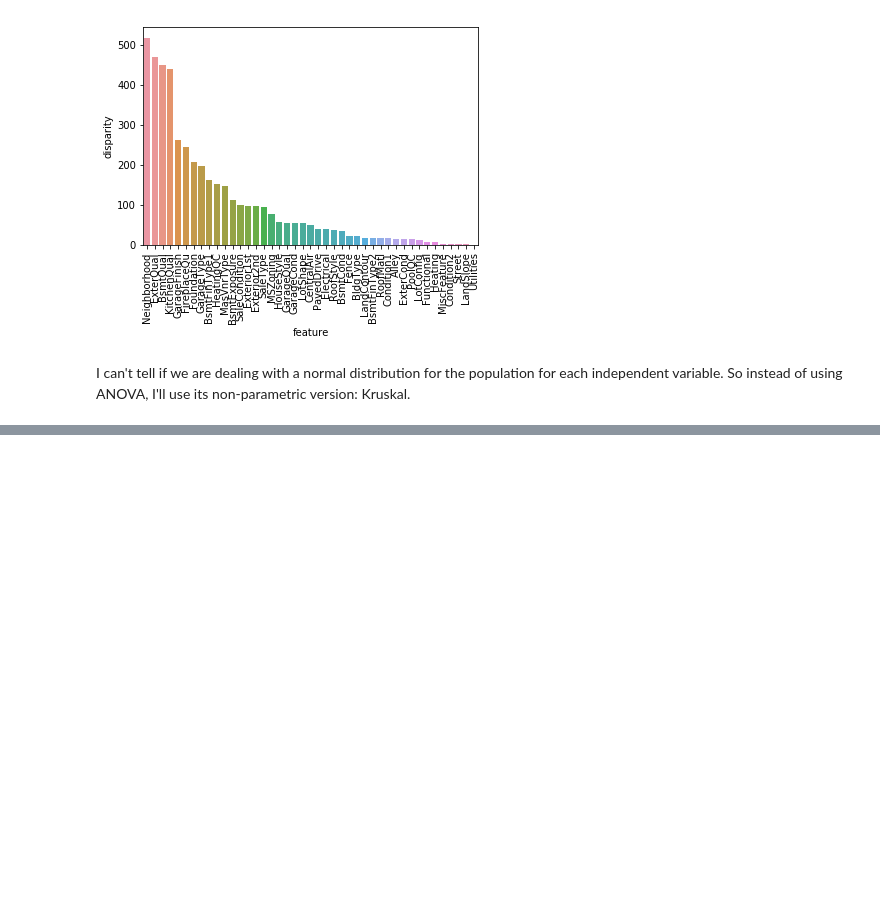
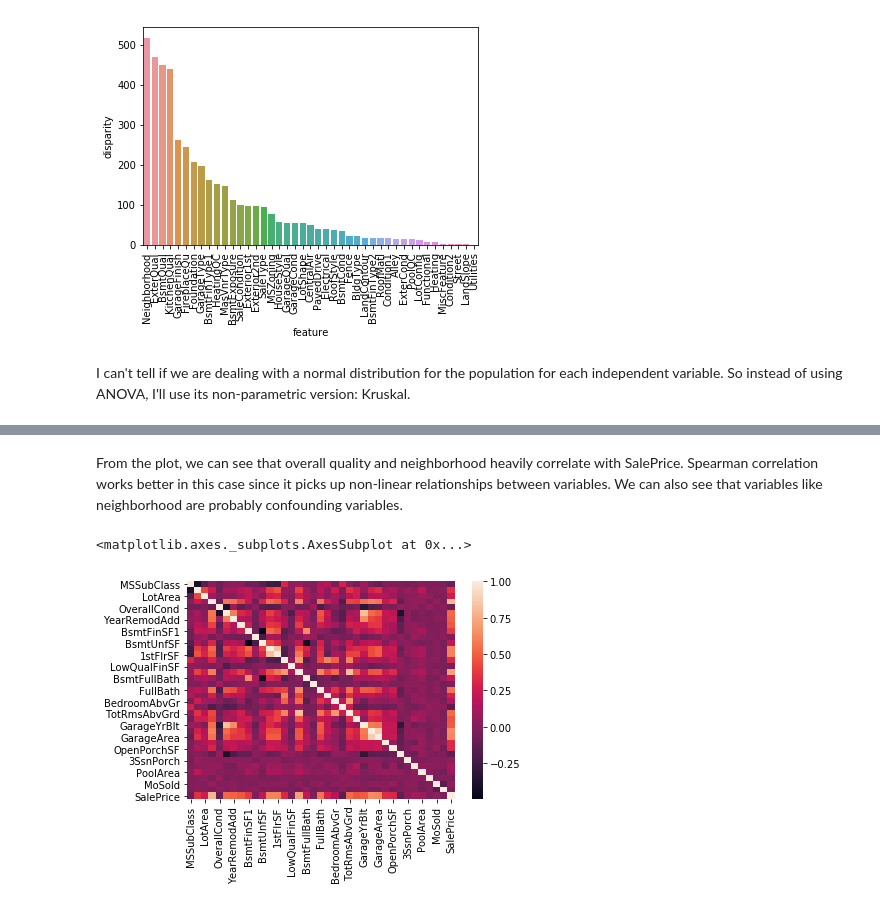
Before and after one commit to ronaldgao1234/House_Prices, a Jupyter notebook: EDA.ipynb, the cells around one changed output, grey strips where cells are left out. Drawn from its saved outputs; the diff is of its cells as text; code cells hidden in the pictures; blank space fills up the shorter version.

```diff
--- a/EDA.ipynb
+++ b/EDA.ipynb
@@ -230,0 +292,9 @@ I can't tell if we are dealing with a normal distribution for the population for
+# %% [markdown]
+From the plot, we can see that overall quality and neighborhood heavily correlate with SalePrice. Spearman correlation works better in this case since it picks up non-linear relationships between variables. We can also see that variables like neighborhood are probably confounding variables.
+# %%
+plt.figure(1)
+corr = df_train[quant+['SalePrice']].corr()
+sns.heatmap(corr)
+# %% [output]
+<matplotlib.axes._subplots.AxesSubplot at 0x...>
+[figure, added]
```
Also changed, not shown: parts of 20 cells of this notebook, 2 other files.
